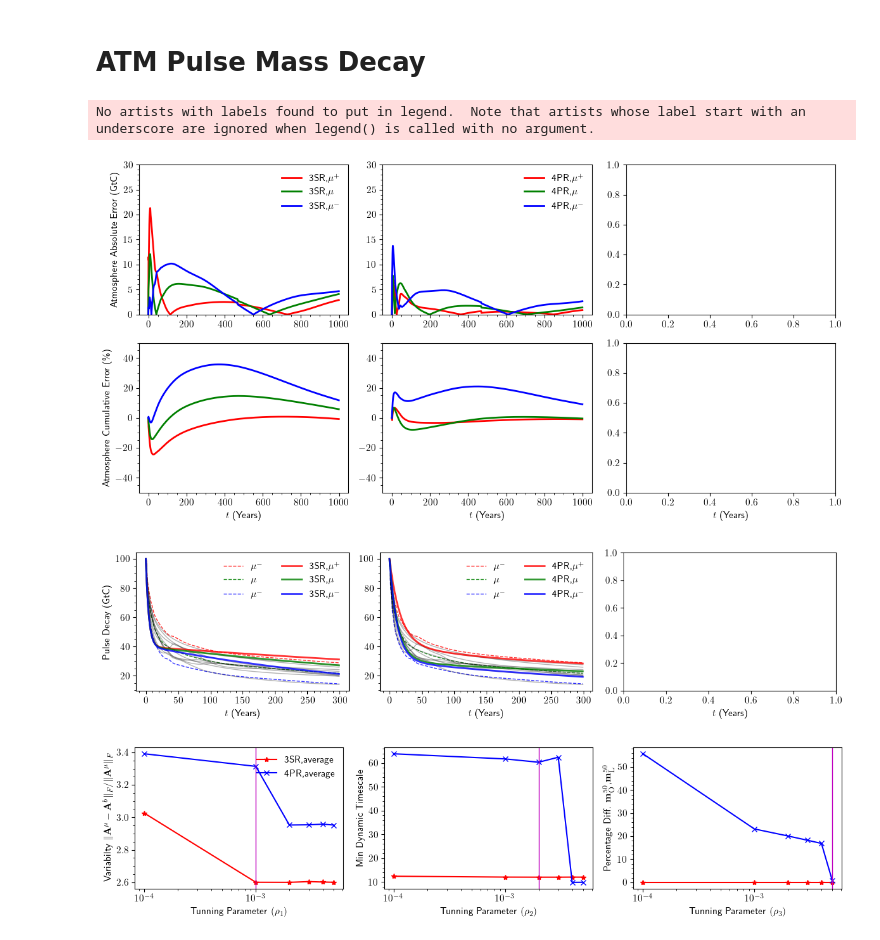
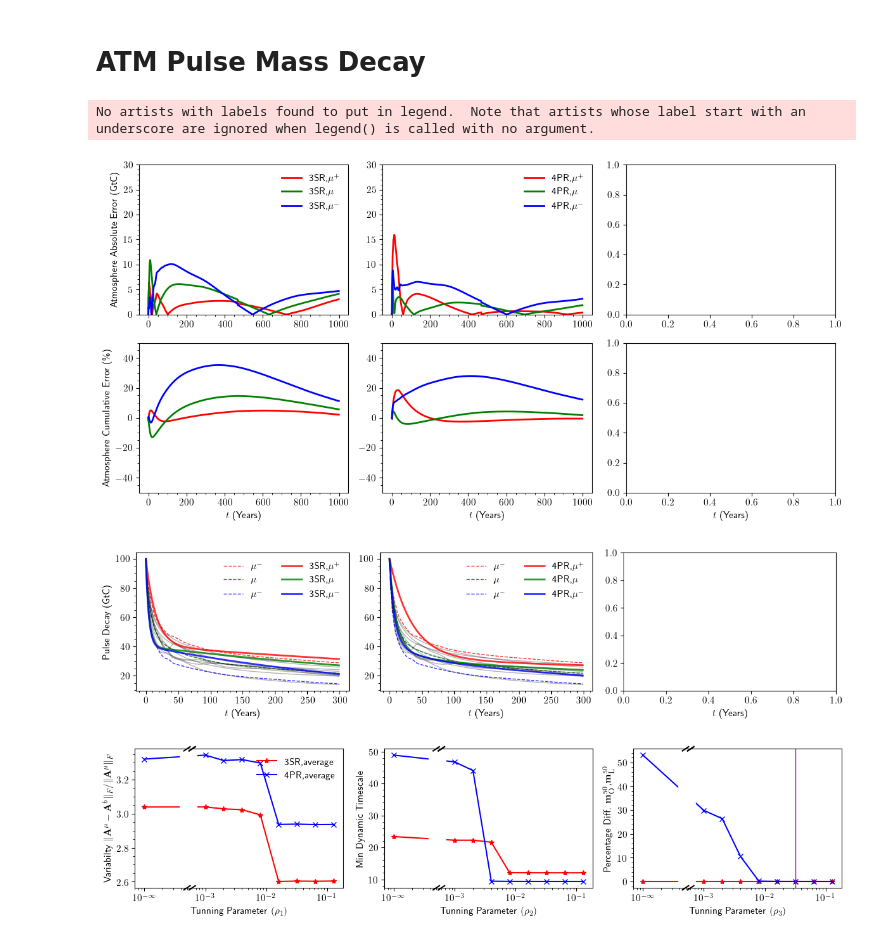
Before and after one commit to aefty/ClimEm, a Jupyter notebook: x_analyse.ipynb, the cells around one changed output. Drawn from its saved outputs; the diff is of its cells as text; code cells hidden in the pictures.

```diff
--- a/x_analyse.ipynb
+++ b/x_analyse.ipynb
@@ -30,8 +30,8 @@ plt.rcParams['text.usetex'] = True
 plt.rcParams.update({'font.size': 11})
 # %%
 # THE BEST SETTINGS
-_root = 'result/new_650/15_1.0x/T-1000_tau-10000/'
-_test_name = 'MMMU_MMM_MMMD-0.001_0.002_0.004'
+_root = 'result/new_550/15_1.0x/T-1000_tau-10000/'
+_test_name = 'MMMU_MMM_MMMD-0.0_0.0_0.032'
 
 _model_set = [model_3sr,model_4pr]
 
@@ -220,7 +220,7 @@ axs[-1,2].set_xlabel(r'$t$ (Years)')
 fig.savefig('doc/fig/analyse_err.png', dpi=300)
 # %% [output]
 No artists with labels found to put in legend.  Note that artists whose label start with an underscore are ignored when legend() is called with no argument.
-[figure, old version]
+[figure, new version]
 # %%
 benchmark_list = ['MMMU','MMM','MMMD','NCAR','BERN3D','BERN25D', 'CLIMBER2','DCESS','GENIE','LOVECLIM','MESMO','UVIC29','BERNSAR']#['NCAR','BERN3D','BERN25D', 'CLIMBER2','DCESS','GENIE','LOVECLIM','MESMO','UVIC29','BERNSAR']
 
@@ -285,7 +285,7 @@ axs[0,2].set_xlabel(r'$t$ (Years)')
 
 fig.savefig('doc/fig/sim_pulse.png', dpi=300)
 # %% [output]
-[figure, old version]
+[figure, new version]
 # %%
 def zero_break_Line(ax,x,is_log=True):
 
@@ -321,8 +321,8 @@ def zero_break_Line(ax,x,is_log=True):
 #rho_set_plot = [0.001, 0.005, 0.01, 0.05, 0.1, 1.0]
 
 
-rho_set      = [0.0, 0.001, 0.002, 0.003, 0.004, 0.005]
-rho_set_plot = [0.0001, 0.001, 0.002, 0.003, 0.004, 0.005]
+rho_set      = [0.    , 0.001, 0.002, 0.004, 0.008, 0.016, 0.032, 0.064, 0.128]
+rho_set_plot = [0.0001, 0.001, 0.002, 0.004, 0.008, 0.016, 0.032, 0.064, 0.128]
 
 rho_sel = results['3SR']['rho']
 
@@ -387,37 +387,37 @@ for i in range(0,p):
     err_0[i,:]=err_0[i,:]#/err_0[i,0]
     err_1[i,:]=err_1[i,:]#/err_1[i,0]
     err_2[i,:]=err_2[i,:]#/err_2[i,0]
 
     axs[0,0].semilogx(rho_set_plot,err_0[i,:],style[i],color=colors[i])
     axs[0,1].semilogx(rho_set_plot,err_1[i,:],style[i],color=colors[i])
     axs[0,2].semilogx(rho_set_plot,err_2[i,:],style[i],color=colors[i])
 
-#axs[0,0].set_xticks(ticks=[1e-3,1e-2,1e-1,1e-0])
-#axs[0,1].set_xticks(ticks=[1e-3,1e-2,1e-1,1e-0])
-#axs[0,2].set_xticks(ticks=[1e-3,1e-2,1e-1,1e-0])
+axs[0,0].set_xticks(ticks=[1e-4,1e-3,1e-2,1e-1])
+axs[0,1].set_xticks(ticks=[1e-4,1e-3,1e-2,1e-1])
+axs[0,2].set_xticks(ticks=[1e-4,1e-3,1e-2,1e-1])
 
 axs[0,0].axvline(rho_sel[0],linewidth=1, color='m',alpha=1)
 axs[0,1].axvline(rho_sel[1],linewidth=1, color='m',alpha=1)
 axs[0,2].axvline(rho_sel[2],linewidth=1, color='m',alpha=1)
 
-#zero_break_Line(axs[0,0],rho_set_plot[1]/2)
-#zero_break_Line(axs[0,1],rho_set_plot[1]/2)
-#zero_break_Line(axs[0,2],rho_set_plot[1]/2)
+zero_break_Line(axs[0,0],rho_set_plot[1]/2)
+zero_break_Line(axs[0,1],rho_set_plot[1]/2)
+zero_break_Line(axs[0,2],rho_set_plot[1]/2)
 
 axs[0,0].minorticks_on()
 axs[0,1].minorticks_on()
 axs[0,2].minorticks_on()
 
 axs[0,0].set_xlabel(r'Tunning Parameter $(\mathbf{\rho}_1)$')
 axs[0,1].set_xlabel(r'Tunning Parameter $(\mathbf{\rho}_2)$')
 axs[0,2].set_xlabel(r'Tunning Parameter $(\mathbf{\rho}_3)$')
 
 axs[0,0].set_ylabel(r'Variabilty $\|\mathbf{A}^{\mu}-\mathbf{A}^b\|_{F} / \|\mathbf{A}^{\mu}\|_{F}$')
 axs[0,1].set_ylabel(r'Min Dynamic Timescale')
 axs[0,2].set_ylabel(r'Percentage Diff. $\mathbf{{m}}^{50}_{\textnormal{\small{O}}}$,$\mathbf{{m}}^{50}_{\textnormal{\small{L}}}$')
 
 axs[0,0].legend(['3SR,average','4PR,average'],frameon=False,loc='upper right',ncol=1)
 
 fig.savefig('doc/fig/analyse_pen.png', dpi=300)
 # %% [output]
-[figure, old version]
+[figure, new version]
```
Also changed, not shown: parts of 2 cells of this notebook.
